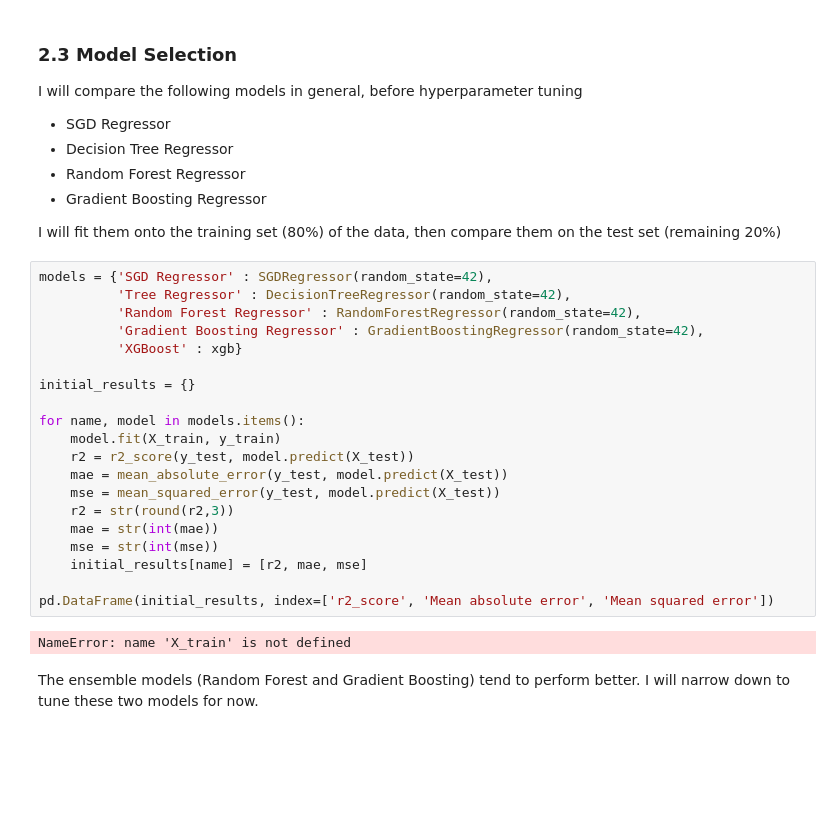
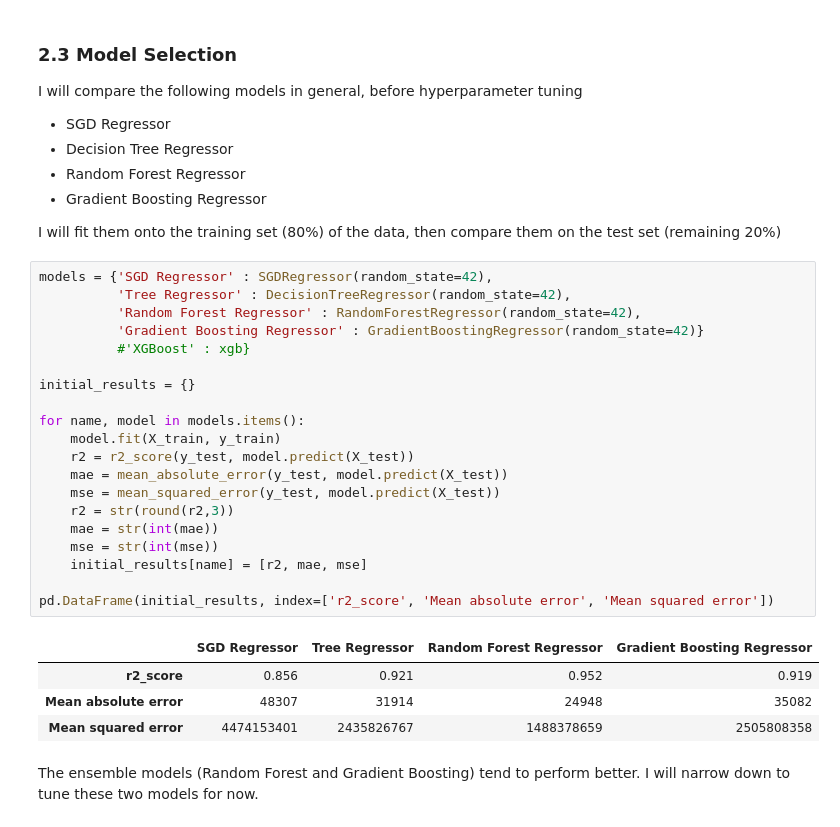
Before and after one commit to sienlonglim/ml_webapp, a Jupyter notebook: notebooks/model_building.ipynb, the cells around one changed output. Drawn from its saved outputs; the diff is of its cells as text; blank space fills up the shorter version.

```diff
--- a/notebooks/model_building.ipynb
+++ b/notebooks/model_building.ipynb
@@ -436,25 +436,28 @@ I will fit them onto the training set (80%) of the data, then compare them on th
 # %%
 models = {'SGD Regressor' : SGDRegressor(random_state=42),
           'Tree Regressor' : DecisionTreeRegressor(random_state=42),
           'Random Forest Regressor' : RandomForestRegressor(random_state=42),
-          'Gradient Boosting Regressor' : GradientBoostingRegressor(random_state=42),
-          'XGBoost' : xgb}
+          'Gradient Boosting Regressor' : GradientBoostingRegressor(random_state=42)}
+          #'XGBoost' : xgb}
 
 initial_results = {}
 
 for name, model in models.items():
     model.fit(X_train, y_train)
     r2 = r2_score(y_test, model.predict(X_test))
     mae = mean_absolute_error(y_test, model.predict(X_test))
     mse = mean_squared_error(y_test, model.predict(X_test))
     r2 = str(round(r2,3))
     mae = str(int(mae))
     mse = str(int(mse))
     initial_results[name] = [r2, mae, mse]
 
 pd.DataFrame(initial_results, index=['r2_score', 'Mean absolute error', 'Mean squared error'])
 # %% [output]
-NameError: name 'X_train' is not defined
+|  | SGD Regressor | Tree Regressor | Random Forest Regressor | Gradient Boosting Regressor |
+| r2_score | 0.856 | 0.921 | 0.952 | 0.919 |
+| Mean absolute error | 48307 | 31914 | 24948 | 35082 |
+| Mean squared error | 4474153401 | 2435826767 | 1488378659 | 2505808358 |
 # %% [markdown]
 The ensemble models (Random Forest and Gradient Boosting) tend to perform better.
 I will narrow down to tune these two models for now.
```
Also changed, not shown: parts of 17 cells of this notebook, 5 other files.
